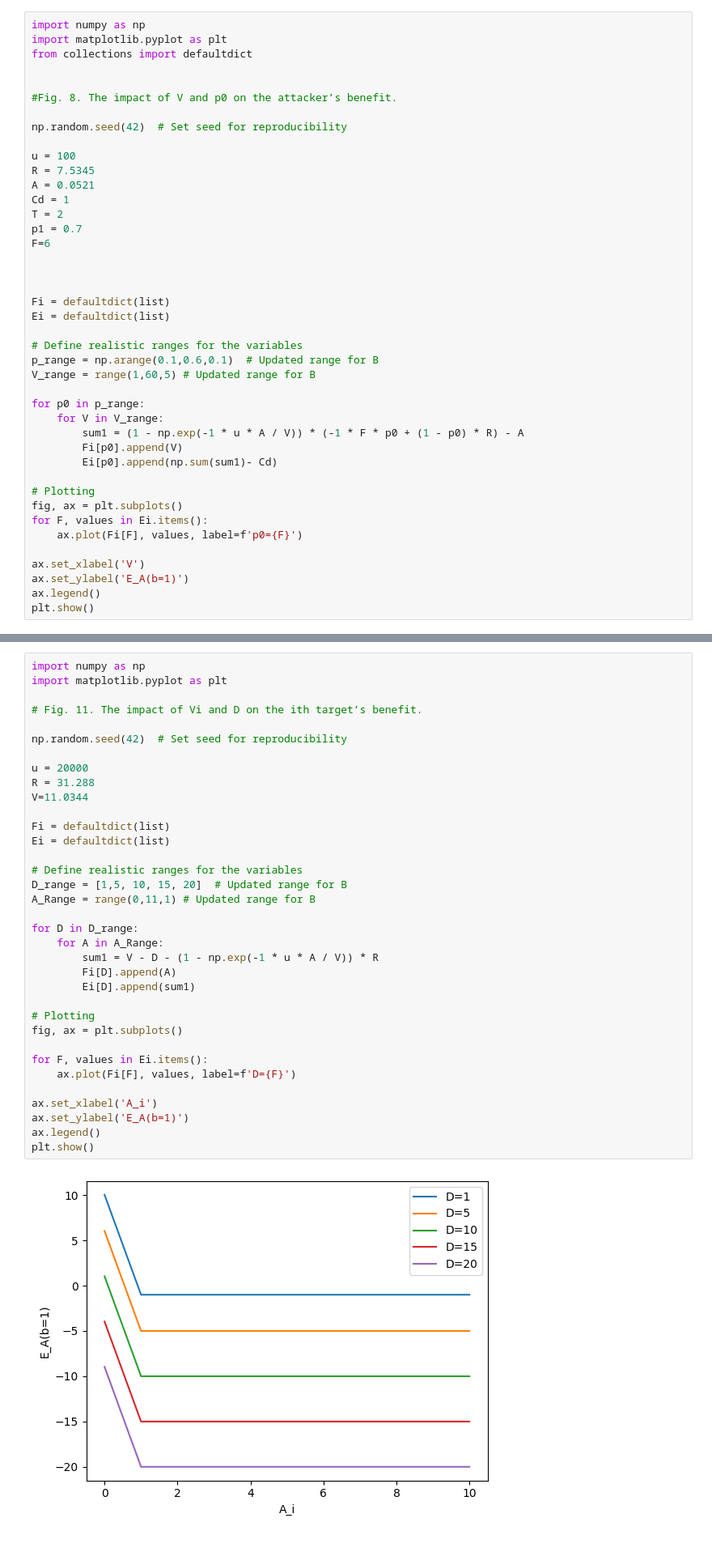
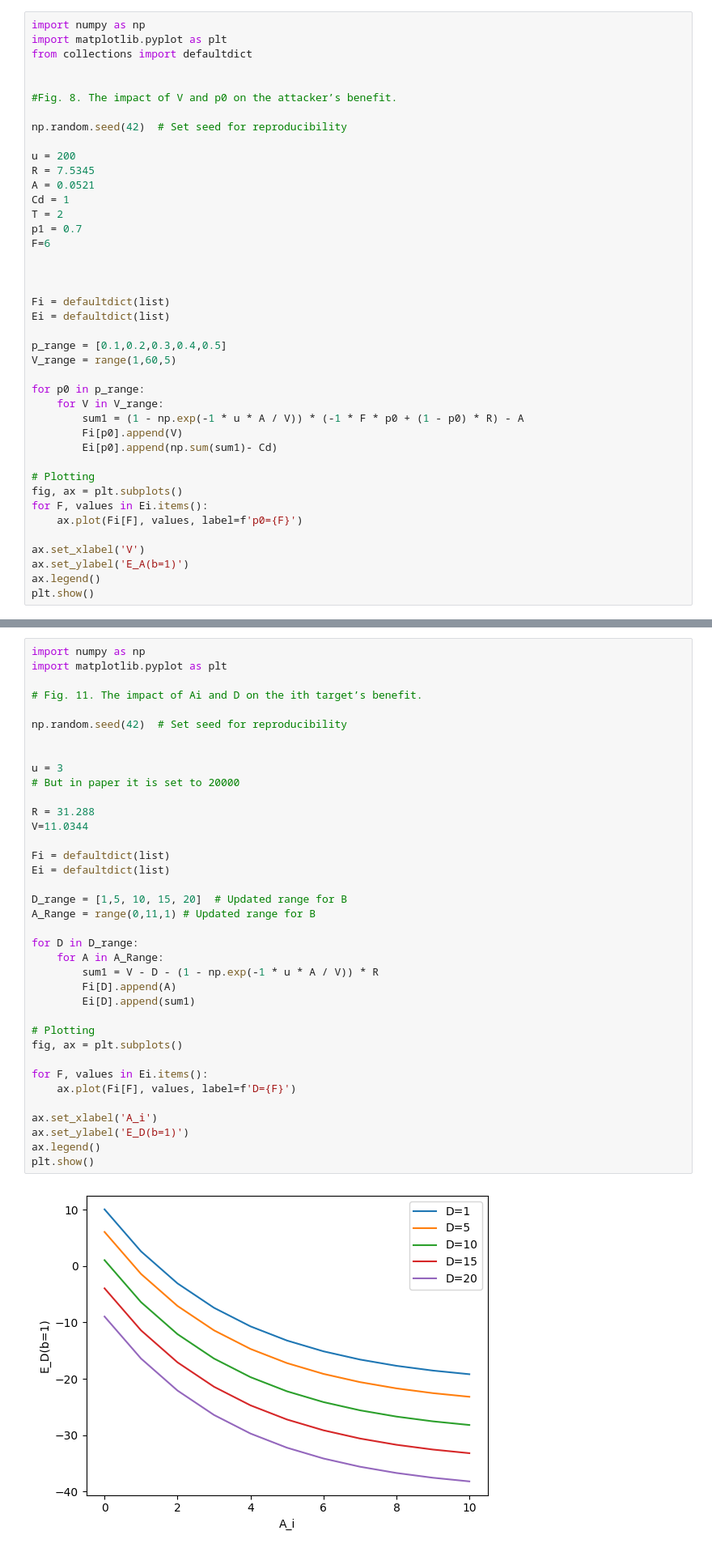
Before and after one commit to PreyeaRegmi/GT, a Jupyter notebook: TSC_Analysis.ipynb, the cells around one changed output, grey strips where cells are left out. Shown at 81% size. Saved outputs shown, nothing was run; the diff lists cells and outputs as text.

```diff
--- a/TSC_Analysis.ipynb
+++ b/TSC_Analysis.ipynb
@@ -152,7 +195,7 @@ from collections import defaultdict
 
 np.random.seed(42)  # Set seed for reproducibility
 
-u = 100
+u = 200
 R = 7.5345
 A = 0.0521
 Cd = 1
@@ -165,9 +208,8 @@ F=6
 Fi = defaultdict(list)
 Ei = defaultdict(list)
 
-# Define realistic ranges for the variables
-p_range = np.arange(0.1,0.6,0.1)  # Updated range for B
-V_range = range(1,60,5) # Updated range for B
+p_range = [0.1,0.2,0.3,0.4,0.5]
+V_range = range(1,60,5)
 
 for p0 in p_range:
     for V in V_range:
@@ -232,39 +274,41 @@ plt.show()
 import numpy as np
 import matplotlib.pyplot as plt
 
-# Fig. 11. The impact of Vi and D on the ith target’s benefit.
+# Fig. 11. The impact of Ai and D on the ith target’s benefit.
 
 np.random.seed(42)  # Set seed for reproducibility
 
-u = 20000
+
+u = 3
+# But in paper it is set to 20000
+
 R = 31.288
 V=11.0344
 
 Fi = defaultdict(list)
 Ei = defaultdict(list)
 
-# Define realistic ranges for the variables
 D_range = [1,5, 10, 15, 20]  # Updated range for B
 A_Range = range(0,11,1) # Updated range for B
 
 for D in D_range:
     for A in A_Range:
         sum1 = V - D - (1 - np.exp(-1 * u * A / V)) * R
         Fi[D].append(A)
         Ei[D].append(sum1)
 
 # Plotting
 fig, ax = plt.subplots()
 
 for F, values in Ei.items():
     ax.plot(Fi[F], values, label=f'D={F}')
 
 ax.set_xlabel('A_i')
-ax.set_ylabel('E_A(b=1)')
+ax.set_ylabel('E_D(b=1)')
 ax.legend()
 plt.show()
 # %% [output]
-[figure, old version]
+[figure, new version]
 # %%
 import numpy as np
 import matplotlib.pyplot as plt
```
Also changed, not shown: parts of 3 cells of this notebook.
